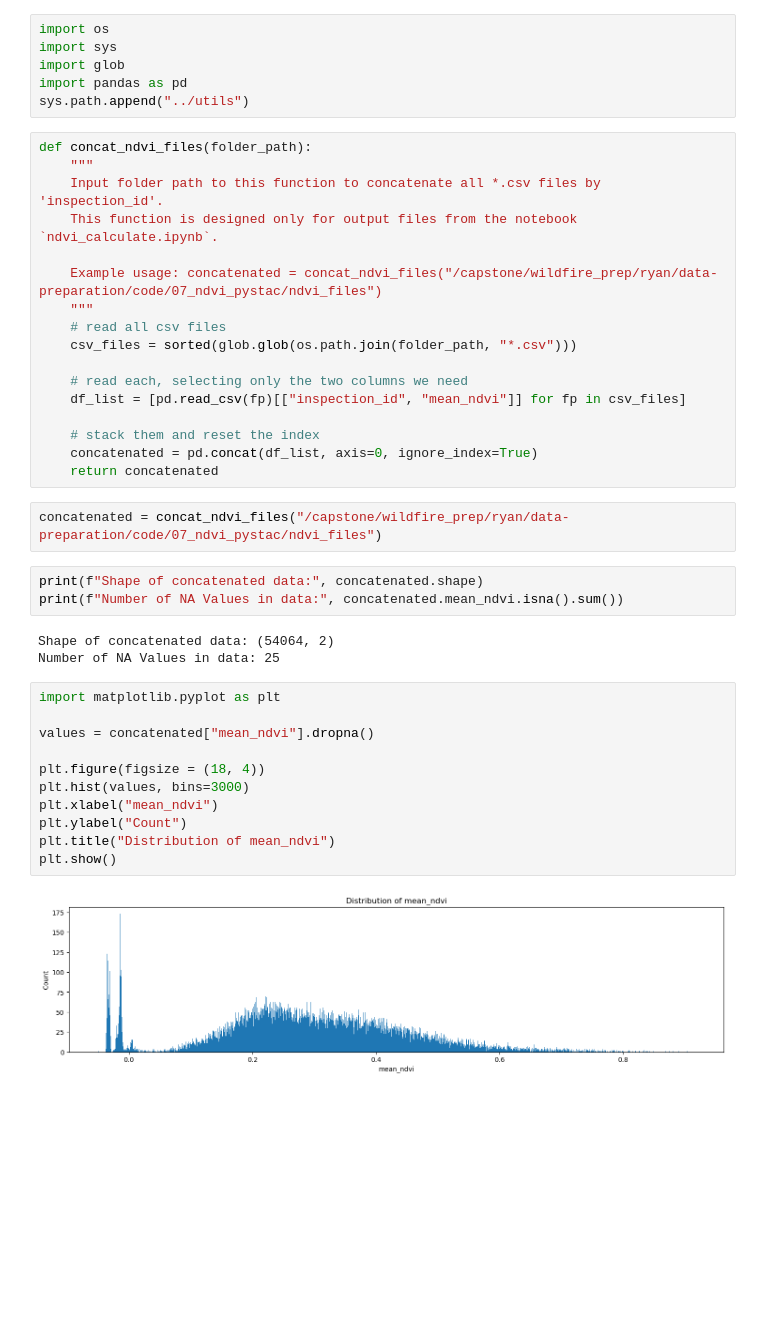
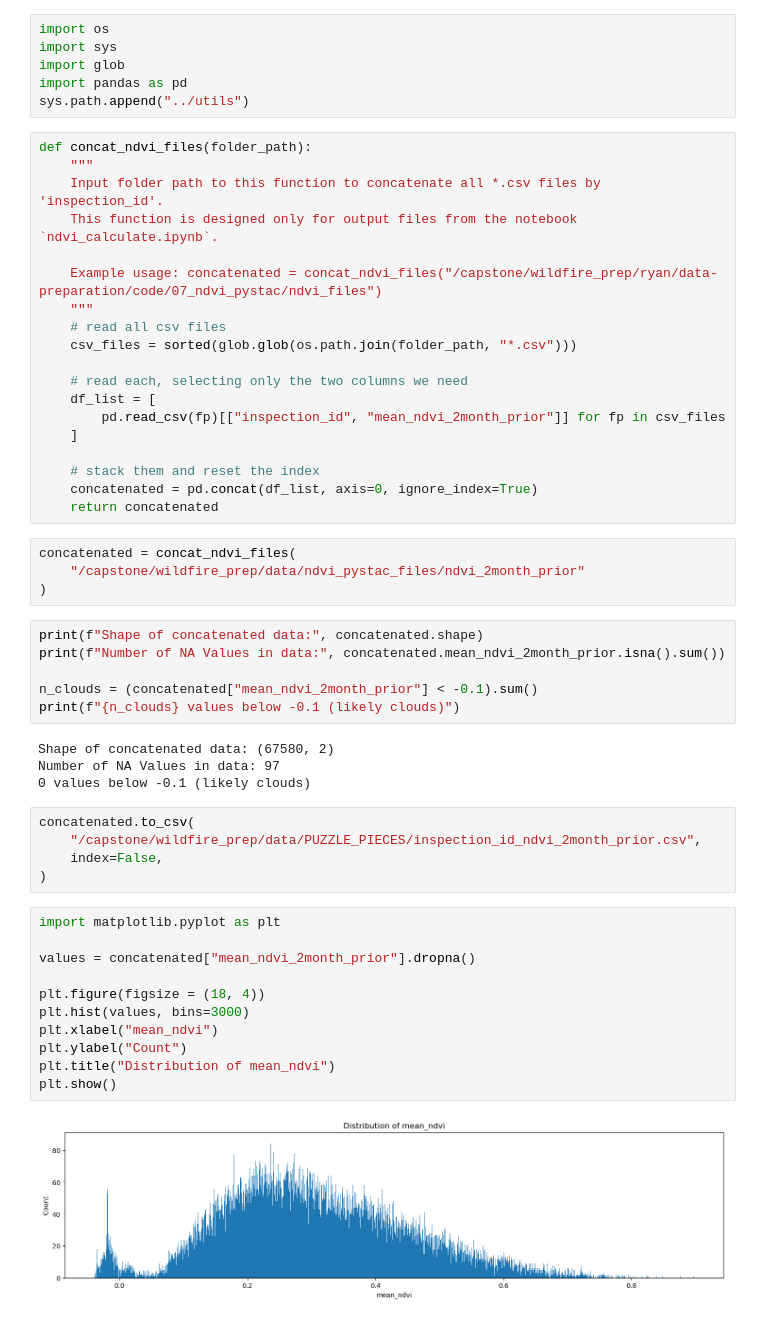
Before and after one commit to wildfire-prep/data-preparation, a Jupyter notebook: code/07_ndvi_pystac/ndvi_concat.ipynb, the cells around one changed output. Saved outputs shown, nothing was run; the diff lists cells and outputs as text; blank space fills up the shorter version.

Commit message:
add 2 month prior function

```diff
--- a/code/07_ndvi_pystac/ndvi_concat.ipynb
+++ b/code/07_ndvi_pystac/ndvi_concat.ipynb
@@ -16,29 +16,42 @@ def concat_ndvi_files(folder_path):
     csv_files = sorted(glob.glob(os.path.join(folder_path, "*.csv")))
 
     # read each, selecting only the two columns we need
-    df_list = [pd.read_csv(fp)[["inspection_id", "mean_ndvi"]] for fp in csv_files]
+    df_list = [
+        pd.read_csv(fp)[["inspection_id", "mean_ndvi_2month_prior"]] for fp in csv_files
+    ]
 
     # stack them and reset the index
     concatenated = pd.concat(df_list, axis=0, ignore_index=True)
     return concatenated
 # %%
-concatenated = concat_ndvi_files("/capstone/wildfire_prep/ryan/data-preparation/code/07_ndvi_pystac/ndvi_files")
+concatenated = concat_ndvi_files(
+    "/capstone/wildfire_prep/data/ndvi_pystac_files/ndvi_2month_prior"
+)
 # %%
 print(f"Shape of concatenated data:", concatenated.shape)
-print(f"Number of NA Values in data:", concatenated.mean_ndvi.isna().sum())
+print(f"Number of NA Values in data:", concatenated.mean_ndvi_2month_prior.isna().sum())
+
+n_clouds = (concatenated["mean_ndvi_2month_prior"] < -0.1).sum()
+print(f"{n_clouds} values below -0.1 (likely clouds)")
 # %% [output]
-Shape of concatenated data: (54064, 2)
-Number of NA Values in data: 25
+Shape of concatenated data: (67580, 2)
+Number of NA Values in data: 97
+0 values below -0.1 (likely clouds)
+# %%
+concatenated.to_csv(
+    "/capstone/wildfire_prep/data/PUZZLE_PIECES/inspection_id_ndvi_2month_prior.csv",
+    index=False,
+)
 # %%
 import matplotlib.pyplot as plt
 
-values = concatenated["mean_ndvi"].dropna()
+values = concatenated["mean_ndvi_2month_prior"].dropna()
 
 plt.figure(figsize = (18, 4))
 plt.hist(values, bins=3000)
 plt.xlabel("mean_ndvi")
 plt.ylabel("Count")
 plt.title("Distribution of mean_ndvi")
 plt.show()
 # %% [output]
-[figure, old version]
+[figure, new version]
```
Also changed, not shown: parts of 1 cell of this notebook, 3 other files.
